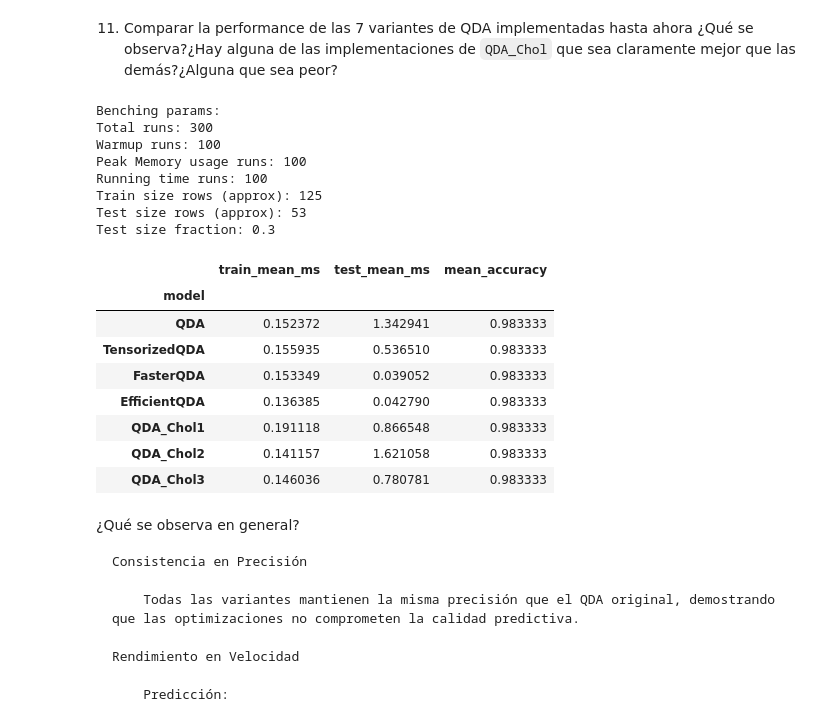
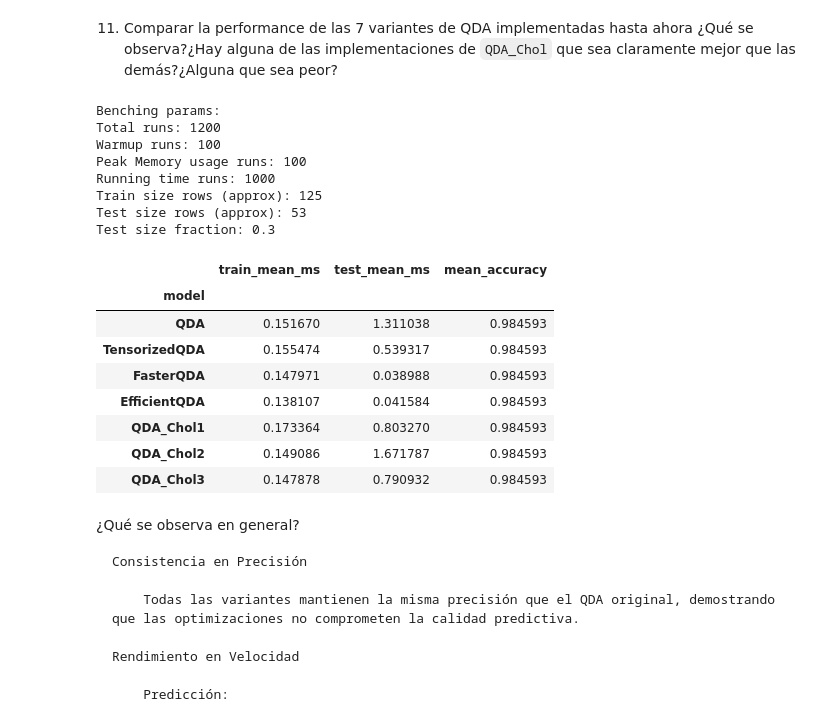
Before and after one commit to abrilnoguera/TP-AMIA, a Jupyter notebook: AMIA_2025_TP1.ipynb, the cells around one changed output. Drawn from its saved outputs; the diff is of its cells as text; code cells hidden in the pictures.

```diff
--- a/AMIA_2025_TP1.ipynb
+++ b/AMIA_2025_TP1.ipynb
@@ -834,31 +834,31 @@ En general:
 # %%
 implementations = [QDA, TensorizedQDA, FasterQDA, EfficientQDA,
                   QDA_Chol1, QDA_Chol2, QDA_Chol3]
 
-b = Benchmark(X_full, y_full_encoded, n_runs=100)
+b = Benchmark(X_full, y_full_encoded, n_runs=1000)
 for model in implementations:
     b.bench(model)
 
 summ = b.summary(baseline='QDA')
 summ[['train_mean_ms', 'test_mean_ms', 'mean_accuracy']]
 # %% [output]
 Benching params:
-Total runs: 300
+Total runs: 1200
 Warmup runs: 100
 Peak Memory usage runs: 100
-Running time runs: 100
+Running time runs: 1000
 Train size rows (approx): 125
 Test size rows (approx): 53
 Test size fraction: 0.3
 |  | train_mean_ms | test_mean_ms | mean_accuracy |
 | model |  |  |  |
-| QDA | 0.152372 | 1.342941 | 0.983333 |
-| TensorizedQDA | 0.155935 | 0.536510 | 0.983333 |
-| FasterQDA | 0.153349 | 0.039052 | 0.983333 |
-| EfficientQDA | 0.136385 | 0.042790 | 0.983333 |
-| QDA_Chol1 | 0.191118 | 0.866548 | 0.983333 |
-| QDA_Chol2 | 0.141157 | 1.621058 | 0.983333 |
-| QDA_Chol3 | 0.146036 | 0.780781 | 0.983333 |
+| QDA | 0.151670 | 1.311038 | 0.984593 |
+| TensorizedQDA | 0.155474 | 0.539317 | 0.984593 |
+| FasterQDA | 0.147971 | 0.038988 | 0.984593 |
+| EfficientQDA | 0.138107 | 0.041584 | 0.984593 |
+| QDA_Chol1 | 0.173364 | 0.803270 | 0.984593 |
+| QDA_Chol2 | 0.149086 | 1.671787 | 0.984593 |
+| QDA_Chol3 | 0.147878 | 0.790932 | 0.984593 |
 # %% [markdown]
 ¿Qué se observa en general?
 
```
Also changed, not shown: parts of 7 cells of this notebook.
